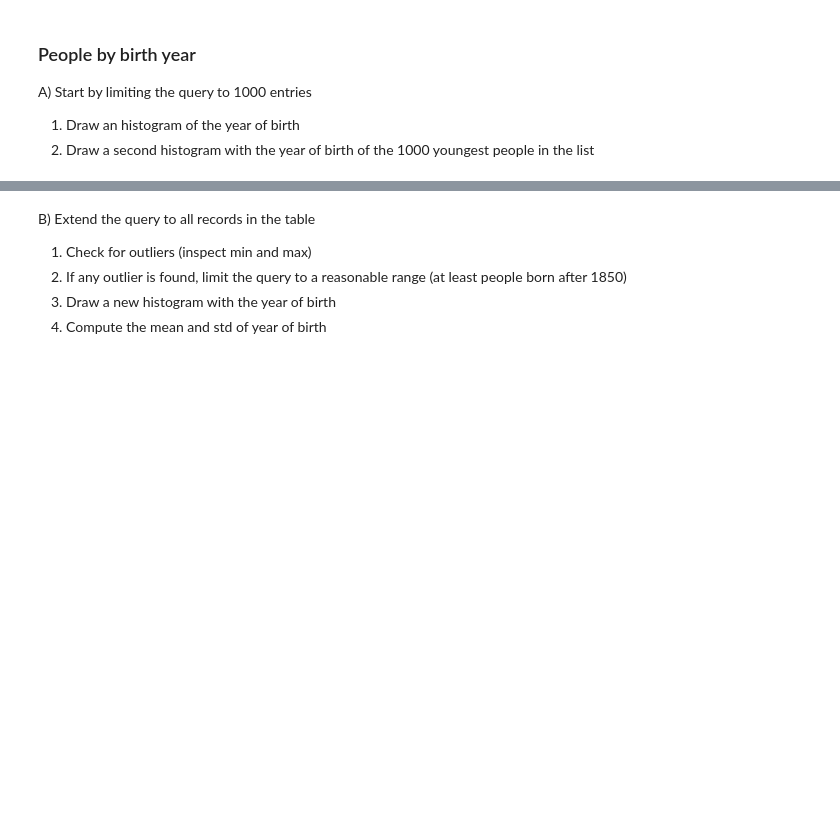
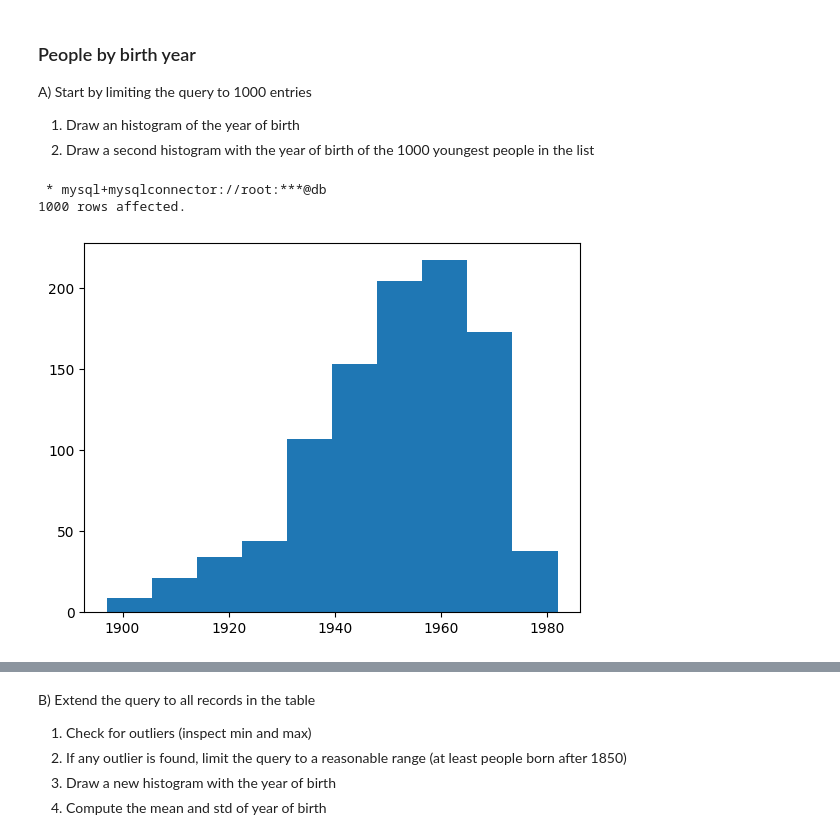
Before and after one commit to RiccardoTancredi/MAPD-B, a Jupyter notebook: mysql/notebooks/MySQL.ipynb, the cells around one changed output, grey strips where cells are left out. Drawn from its saved outputs; the diff is of its cells as text; code cells hidden in the pictures; blank space fills up the shorter version.

```diff
--- a/mysql/notebooks/MySQL.ipynb
+++ b/mysql/notebooks/MySQL.ipynb
@@ -1728,4 +2027,13 @@ A) Start by limiting the query to 1000 entries
 # %%
 # A.1
+# to_hist = %sql SELECT COUNT(birth_year) AS Freqs, birth_year FROM Names_ GROUP BY birth_year LIMIT 1000;
+to_hist = %sql SELECT birth_year FROM Names_ LIMIT 1000;
+to_hist = [x[0] for x in to_hist]
+
+plt.hist(to_hist);
+# %% [output]
+ * mysql+mysqlconnector://root:***@db
+1000 rows affected.
+[figure, added]
 # %%
 # A.2
```
Also changed, not shown: parts of 75 cells of this notebook.
